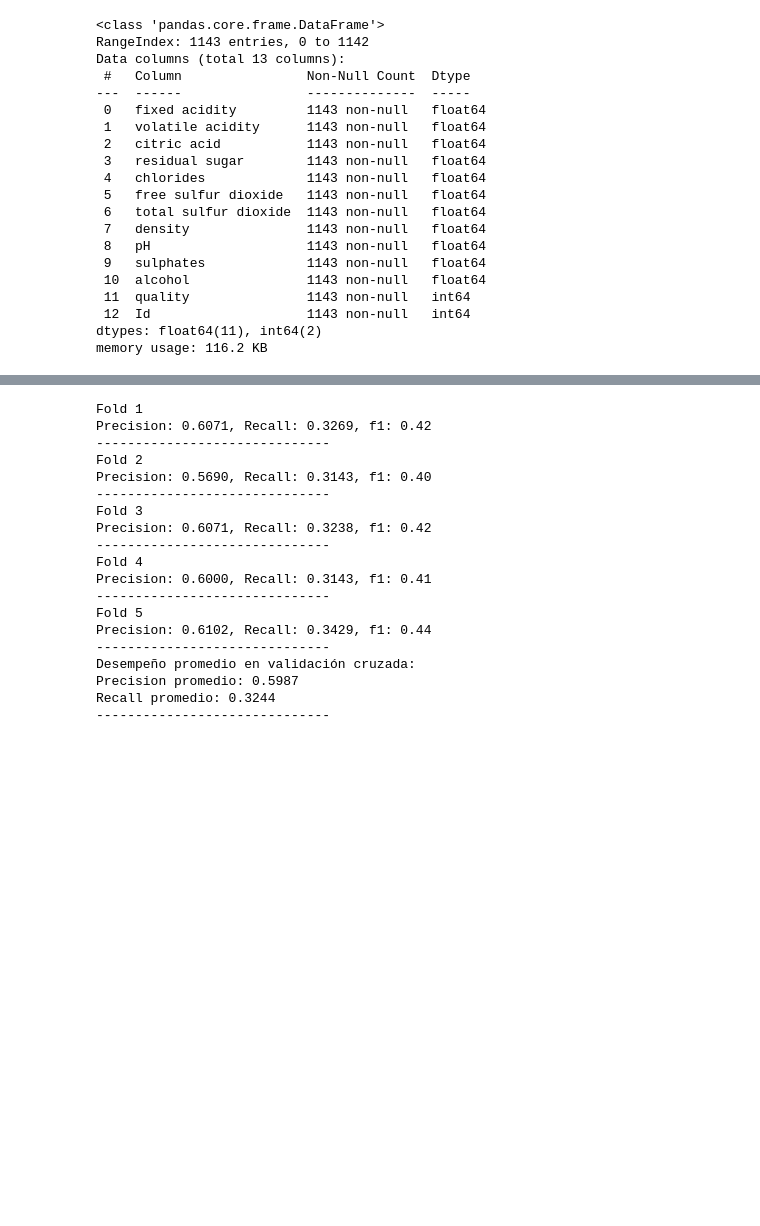
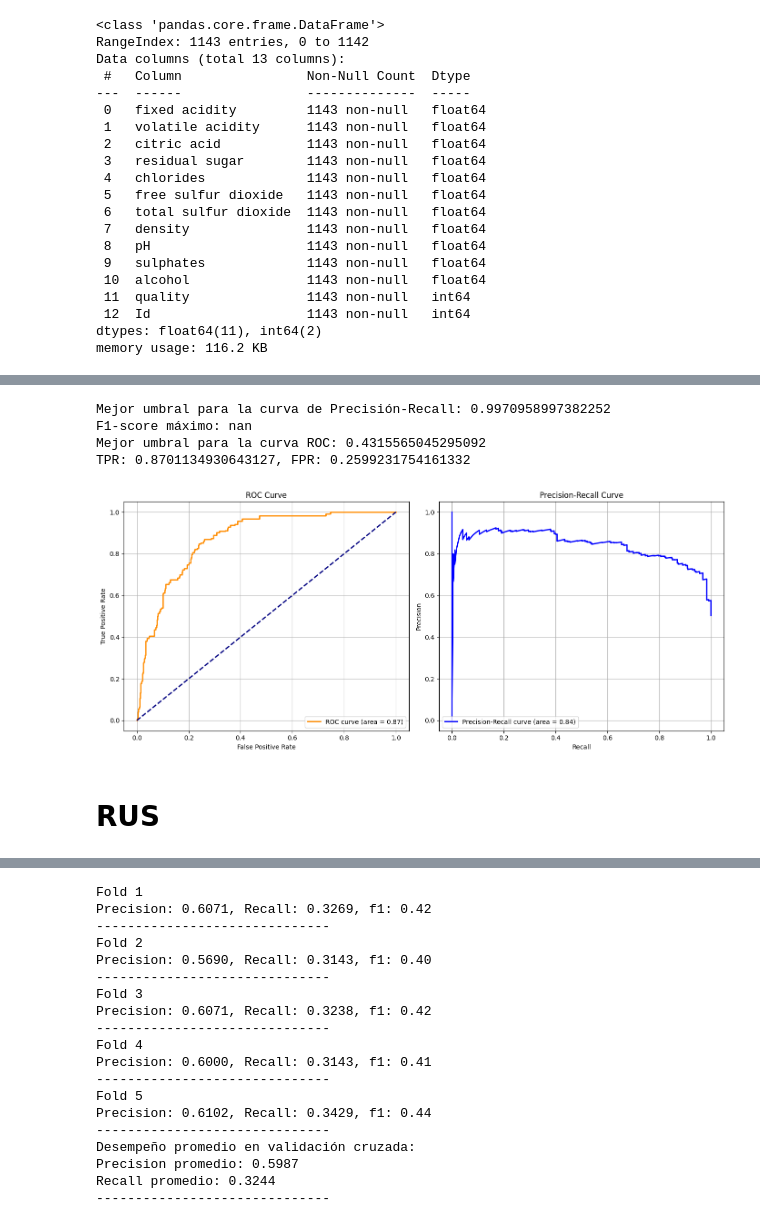
Before and after one commit to 38diego/Parcial_Machine, a Jupyter notebook: a.ipynb, the cells around one changed output, grey strips where cells are left out. Drawn from its saved outputs; the diff is of its cells as text; code cells hidden in the pictures; blank space fills up the shorter version.

```diff
--- a/a.ipynb
+++ b/a.ipynb
@@ -55,0 +374,71 @@ plt.show()
+# %%
+model_ros = LogisticRegression(max_iter=2000)
+
+model_ros.fit(X_train,y_train)
+
+y_pred_ros = model_ros.predict_proba(X_train)[:,1]
+# %%
+precision, recall, _ = precision_recall_curve(y_train, y_pred_ros)
+pr_auc = auc(recall, precision)
+
+# Calcular F1 para cada umbral
+f1_scores = 2 * (precision * recall) / (precision + recall)
+best_threshold_index_pr = np.argmax(f1_scores)
+best_threshold_pr = _[best_threshold_index_pr]
+
+print(f"Mejor umbral para la curva de Precisión-Recall: {best_threshold_pr}")
+print(f"F1-score máximo: {f1_scores[best_threshold_index_pr]}")
+
+# Calcular curva ROC
+fpr, tpr, _ = roc_curve(y_train, y_pred_ros)
+roc_auc = auc(fpr, tpr)
+
+youden_index = tpr - fpr
+best_threshold_index_roc = np.argmax(youden_index)
+best_threshold_roc = _[best_threshold_index_roc]
+best_tpr = tpr[best_threshold_index_roc]
+best_fpr = fpr[best_threshold_index_roc]
+
+print(f"Mejor umbral para la curva ROC: {best_threshold_roc}")
+print(f"TPR: {best_tpr}, FPR: {best_fpr}")
+
+fig, (ax1, ax2) = plt.subplots(1, 2, figsize=(14, 6))
+
+# Gráfico de la curva ROC
+ax1.plot(fpr, tpr, color='darkorange', lw=2, label=f'ROC curve (area = {roc_auc:.2f})')
+ax1.plot([0, 1], [0, 1], color='navy', lw=2, linestyle='--')  # Línea diagonal
+ax1.set_xlabel('False Positive Rate')
+ax1.set_ylabel('True Positive Rate')
+ax1.set_title('ROC Curve')
+ax1.legend(loc="lower right")
+ax1.grid()
+
+# Gráfico de la curva de Precisión-Recall
+ax2.plot(recall, precision, color='blue', lw=2, label=f'Precision-Recall curve (area = {pr_auc:.2f})')
+ax2.set_xlabel('Recall')
+ax2.set_ylabel('Precision')
+ax2.set_title('Precision-Recall Curve')
+ax2.legend(loc="lower left")
+ax2.grid()
+
+ax1.plot(best_fpr, best_tpr, marker='o', color='red', label=f'Mejor umbral (FPR={best_fpr:.2f}, TPR={best_tpr:.2f})')
+ax1.legend(loc="lower right")
+
+# Marcar el mejor umbral en la curva de Precisión-Recall
+ax2.plot(recall[best_threshold_index_pr], precision[best_threshold_index_pr], marker='o', color='red',
+         label=f'Mejor umbral (Recall={recall[best_threshold_index_pr]:.2f}, Precision={precision[best_threshold_index_pr]:.2f})')
+ax2.legend(loc="lower left")
+
+
+
+# Mostrar la gráfica
+plt.tight_layout()
+plt.show()
+# %% [output]
+Mejor umbral para la curva de Precisión-Recall: 0.9970958997382252
+F1-score máximo: nan
+Mejor umbral para la curva ROC: 0.4315565045295092
+TPR: 0.8701134930643127, FPR: 0.2599231754161332
+[figure, added]
+# %% [markdown]
+# RUS
```
Also changed, not shown: parts of 29 cells of this notebook, 3 other files.
